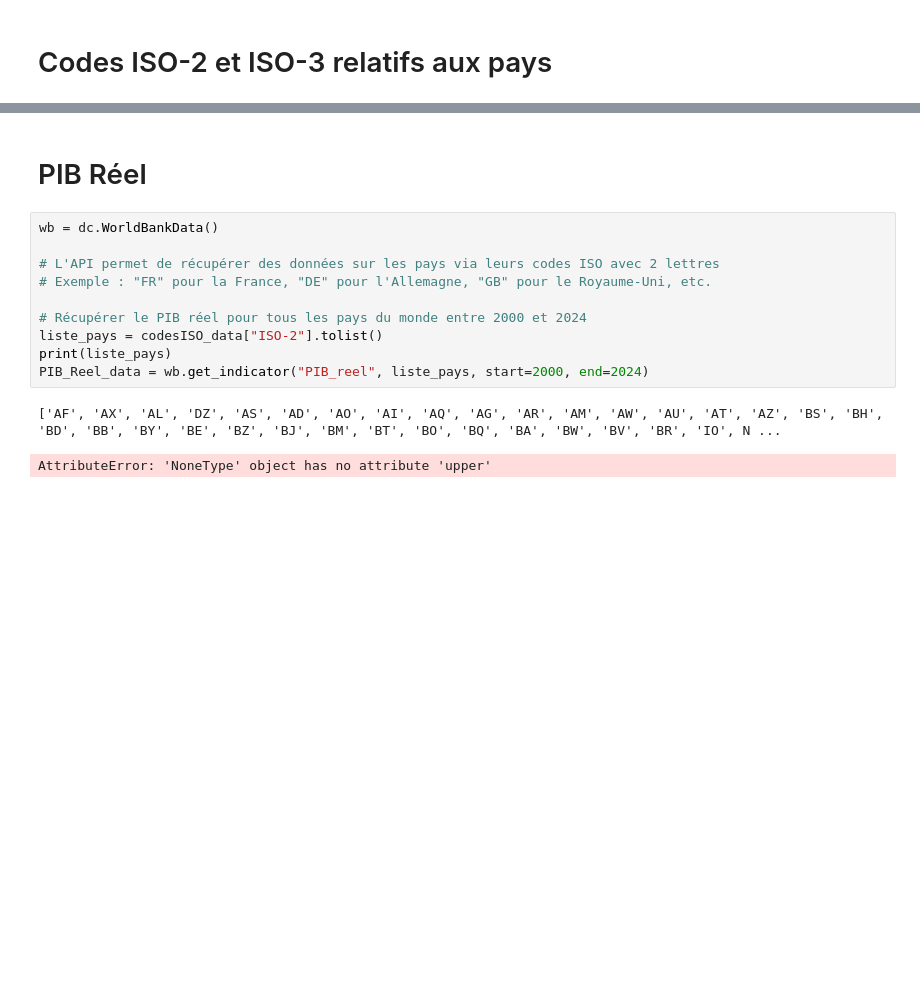
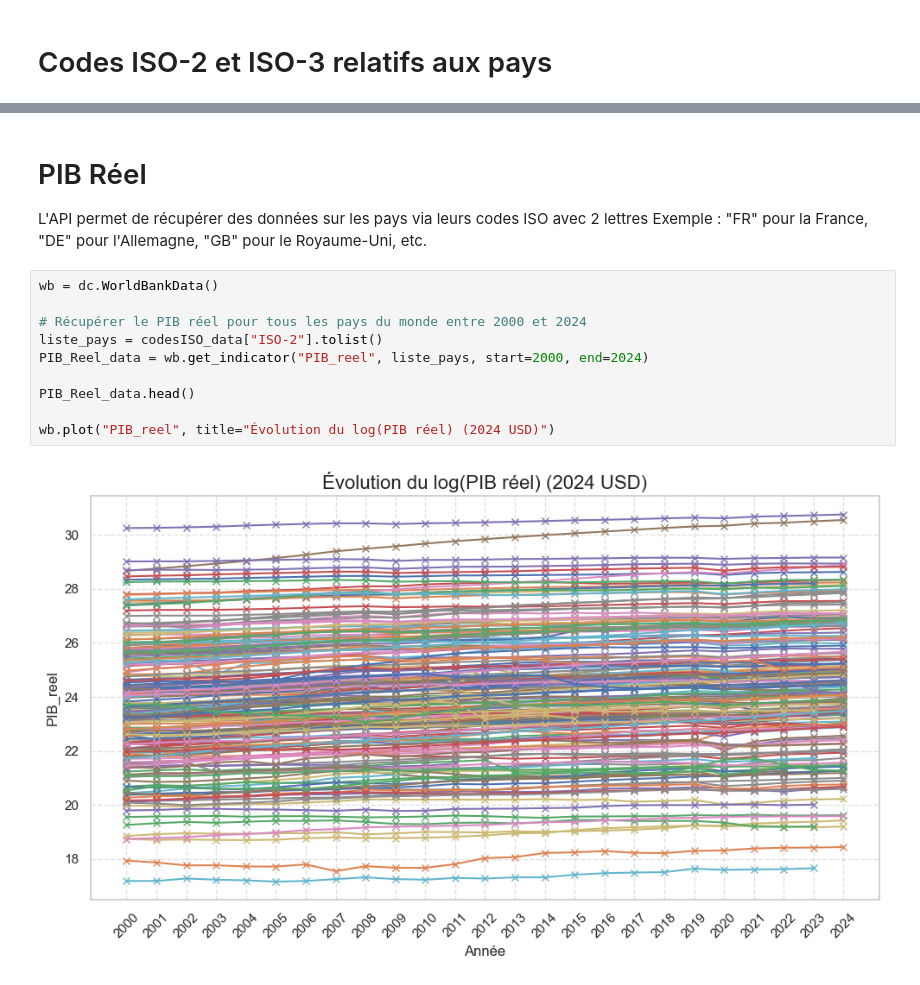
Before and after one commit to nile2304/Data-Science-Project-ENSAE, a Jupyter notebook: main.ipynb, the cells around one changed output, grey strips where cells are left out. Drawn from its saved outputs; the diff is of its cells as text; blank space fills up the shorter version.

```diff
--- a/main.ipynb
+++ b/main.ipynb
@@ -17,15 +30,17 @@ AttributeError: module 'scripts.data_cleaner' has no attribute 'clean_ISO_data'
 # %% [markdown]
 # PIB Réel
+
+L'API permet de récupérer des données sur les pays via leurs codes ISO avec 2 lettres
+Exemple : "FR" pour la France, "DE" pour l'Allemagne, "GB" pour le Royaume-Uni, etc.
 # %%
 wb = dc.WorldBankData()
 
-# L'API permet de récupérer des données sur les pays via leurs codes ISO avec 2 lettres
-# Exemple : "FR" pour la France, "DE" pour l'Allemagne, "GB" pour le Royaume-Uni, etc.
-
 # Récupérer le PIB réel pour tous les pays du monde entre 2000 et 2024
 liste_pays = codesISO_data["ISO-2"].tolist()
-print(liste_pays)
 PIB_Reel_data = wb.get_indicator("PIB_reel", liste_pays, start=2000, end=2024)
+
+PIB_Reel_data.head()
+
+wb.plot("PIB_reel", title="Évolution du log(PIB réel) (2024 USD)")
 # %% [output]
-['AF', 'AX', 'AL', 'DZ', 'AS', 'AD', 'AO', 'AI', 'AQ', 'AG', 'AR', 'AM', 'AW', 'AU', 'AT', 'AZ', 'BS', 'BH', 'BD', 'BB', 'BY', 'BE', 'BZ', 'BJ', 'BM', 'BT', 'BO', 'BQ', 'BA', 'BW', 'BV', 'BR', 'IO', N ...
-AttributeError: 'NoneType' object has no attribute 'upper'
+[figure, added]
```
Also changed, not shown: parts of 1 cell of this notebook, 2 other files.
